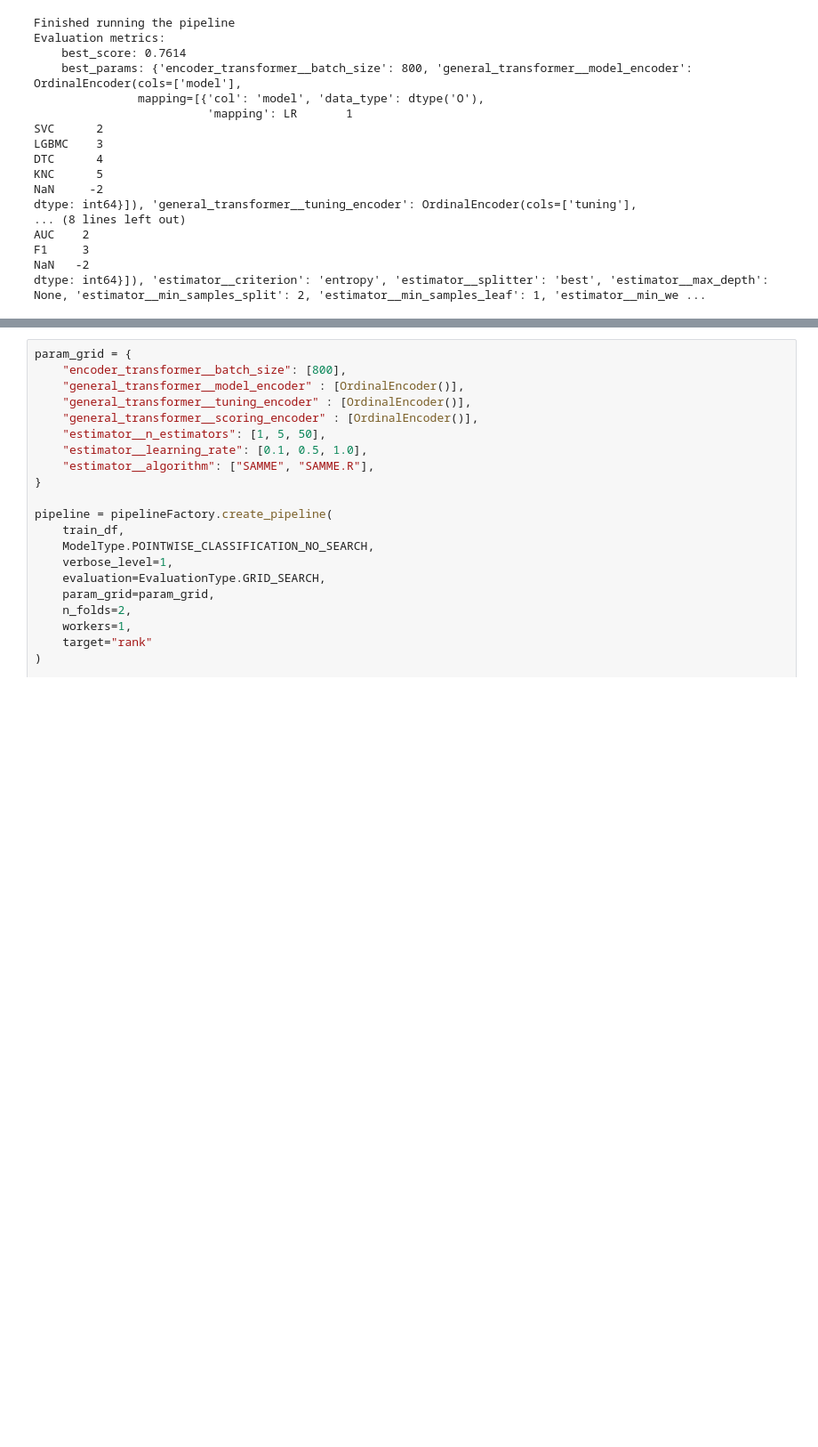
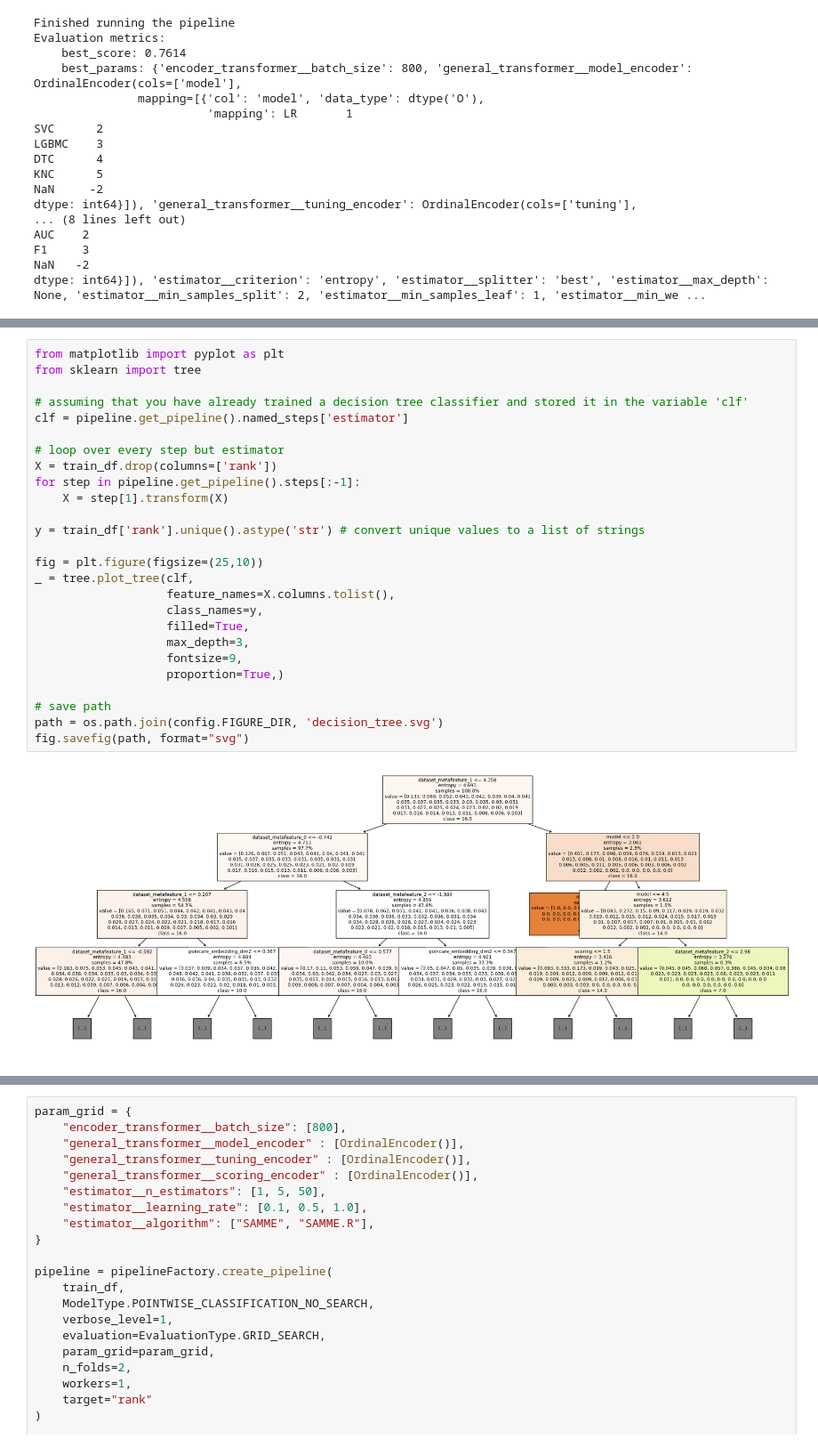
Before and after one commit to Sidies/ranking_encoders, a Jupyter notebook: notebooks/pointwise/classification.ipynb, the cells around one changed output, grey strips where cells are left out. Shown: that part at 89% size. Cells and saved outputs as stored; diff of their text form; blank space fills up the shorter version.

Commit message:
added decision tree visualization

```diff
--- a/notebooks/pointwise/classification.ipynb
+++ b/notebooks/pointwise/classification.ipynb
@@ -266,0 +321,28 @@ dtype: int64}]), 'estimator__criterion': 'entropy', 'estimator__splitter': 'best
+# %%
+from matplotlib import pyplot as plt
+from sklearn import tree
+
+# assuming that you have already trained a decision tree classifier and stored it in the variable 'clf'
+clf = pipeline.get_pipeline().named_steps['estimator']
+
+# loop over every step but estimator
+X = train_df.drop(columns=['rank'])
+for step in pipeline.get_pipeline().steps[:-1]:
+    X = step[1].transform(X)
+
+y = train_df['rank'].unique().astype('str') # convert unique values to a list of strings
+
+fig = plt.figure(figsize=(25,10))
+_ = tree.plot_tree(clf,
+                   feature_names=X.columns.tolist(),
+                   class_names=y,
+                   filled=True,
+                   max_depth=3,
+                   fontsize=9,
+                   proportion=True,)
+
+# save path
+path = os.path.join(config.FIGURE_DIR, 'decision_tree.svg')
+fig.savefig(path, format="svg")
+# %% [output]
+[figure, added]
```
Also changed, not shown: parts of 4 cells of this notebook, 3 other files.
